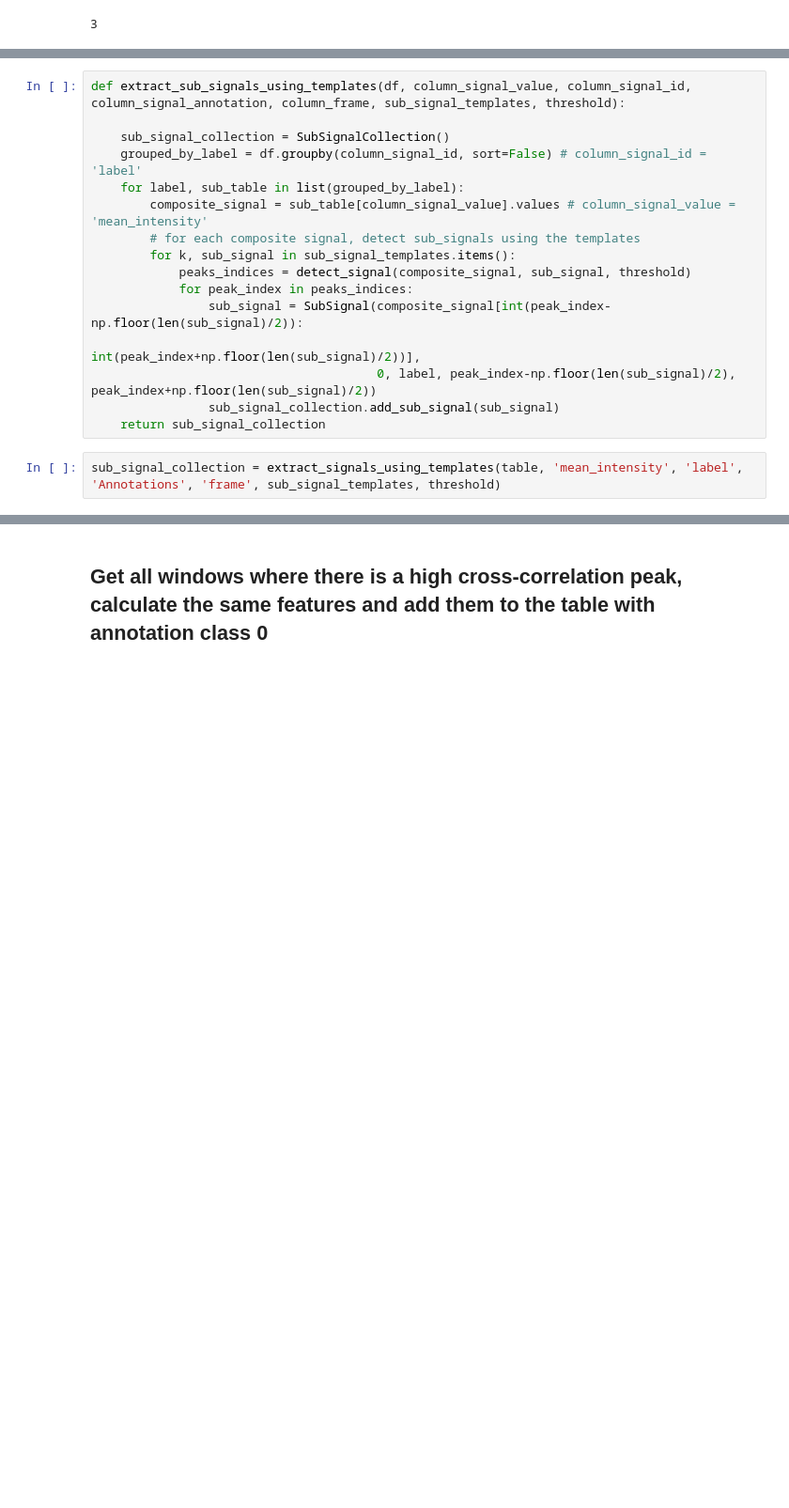
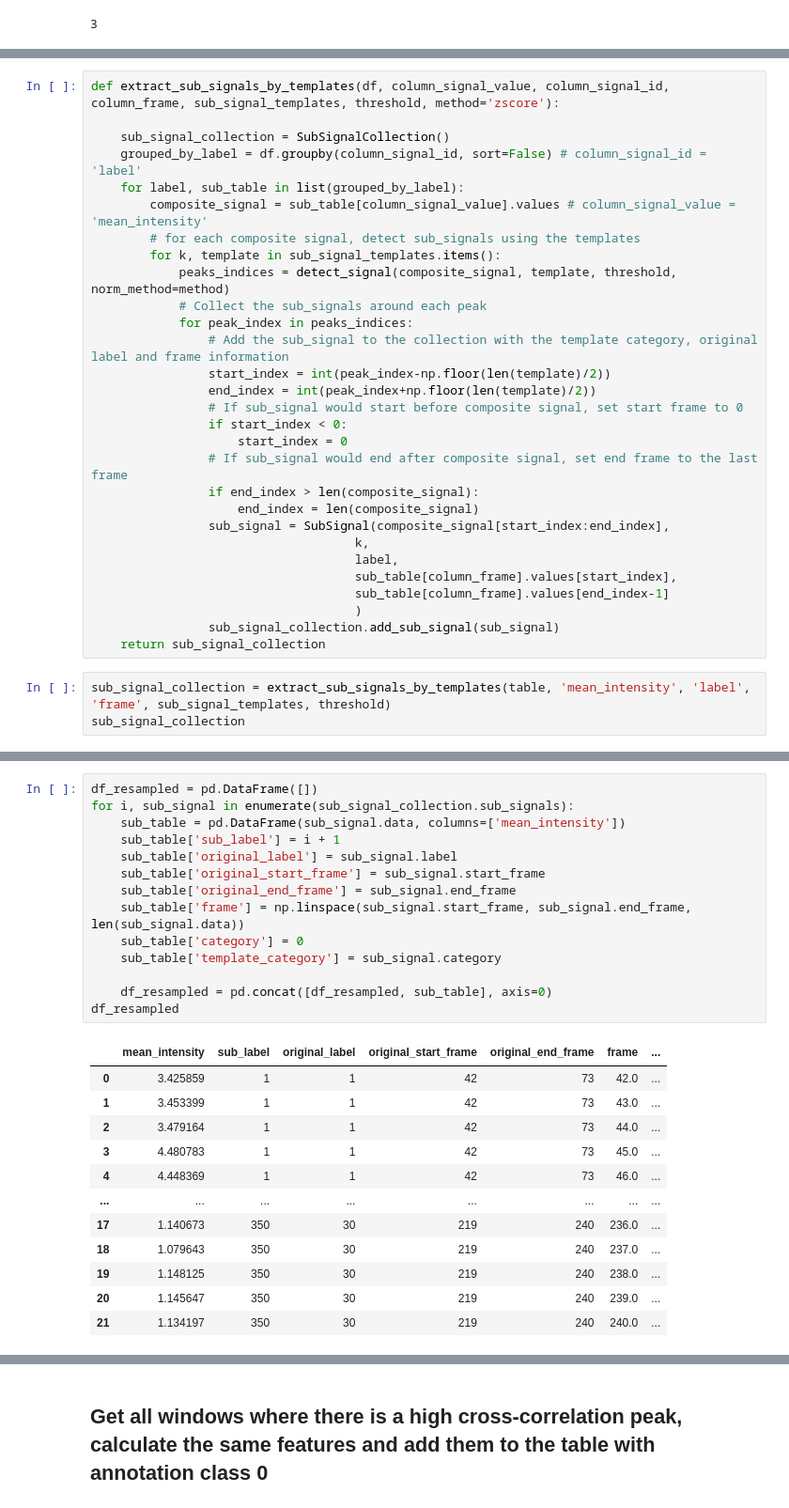
Before and after one commit to zoccoler/napari-signal-classifier, a Jupyter notebook: notebooks/WIP_sub_signal_classification_step_by_step.ipynb, the cells around one changed output, grey strips where cells are left out. Shown at 94% size. Drawn from its saved outputs; the diff is of its cells as text; blank space fills up the shorter version.

```diff
--- a/notebooks/WIP_sub_signal_classification_step_by_step.ipynb
+++ b/notebooks/WIP_sub_signal_classification_step_by_step.ipynb
@@ -729,19 +784,33 @@ plt.tight_layout()
 # %%
-def extract_sub_signals_using_templates(df, column_signal_value, column_signal_id, column_signal_annotation, column_frame, sub_signal_templates, threshold):
+def extract_sub_signals_by_templates(df, column_signal_value, column_signal_id, column_frame, sub_signal_templates, threshold, method='zscore'):
 
     sub_signal_collection = SubSignalCollection()
     grouped_by_label = df.groupby(column_signal_id, sort=False) # column_signal_id = 'label'
     for label, sub_table in list(grouped_by_label):
         composite_signal = sub_table[column_signal_value].values # column_signal_value = 'mean_intensity'
         # for each composite signal, detect sub_signals using the templates
-        for k, sub_signal in sub_signal_templates.items():
-            peaks_indices = detect_signal(composite_signal, sub_signal, threshold)
+        for k, template in sub_signal_templates.items():
+            peaks_indices = detect_signal(composite_signal, template, threshold, norm_method=method)
+            # Collect the sub_signals around each peak
             for peak_index in peaks_indices:
-                sub_signal = SubSignal(composite_signal[int(peak_index-np.floor(len(sub_signal)/2)):
-                                                        int(peak_index+np.floor(len(sub_signal)/2))],
-                                       0, label, peak_index-np.floor(len(sub_signal)/2), peak_index+np.floor(len(sub_signal)/2))
+                # Add the sub_signal to the collection with the template category, original label and frame information
+                start_index = int(peak_index-np.floor(len(template)/2))
+                end_index = int(peak_index+np.floor(len(template)/2))
+                # If sub_signal would start before composite signal, set start frame to 0
+                if start_index < 0:
+                    start_index = 0
+                # If sub_signal would end after composite signal, set end frame to the last frame
+                if end_index > len(composite_signal):
+                    end_index = len(composite_signal)
+                sub_signal = SubSignal(composite_signal[start_index:end_index],
+                                    k,
+                                    label,
+                                    sub_table[column_frame].values[start_index],
+                                    sub_table[column_frame].values[end_index-1]
+                                    )
                 sub_signal_collection.add_sub_signal(sub_signal)
     return sub_signal_collection
 # %%
-sub_signal_collection = extract_signals_using_templates(table, 'mean_intensity', 'label', 'Annotations', 'frame', sub_signal_templates, threshold)
+sub_signal_collection = extract_sub_signals_by_templates(table, 'mean_intensity', 'label', 'frame', sub_signal_templates, threshold)
+sub_signal_collection
 # %% [output]
@@ -754,0 +838,27 @@ TypeError: object of type 'SubSignal' has no len()
+# %%
+df_resampled = pd.DataFrame([])
+for i, sub_signal in enumerate(sub_signal_collection.sub_signals):
+    sub_table = pd.DataFrame(sub_signal.data, columns=['mean_intensity'])
+    sub_table['sub_label'] = i + 1
+    sub_table['original_label'] = sub_signal.label
+    sub_table['original_start_frame'] = sub_signal.start_frame
+    sub_table['original_end_frame'] = sub_signal.end_frame
+    sub_table['frame'] = np.linspace(sub_signal.start_frame, sub_signal.end_frame, len(sub_signal.data))
+    sub_table['category'] = 0
+    sub_table['template_category'] = sub_signal.category
+
+    df_resampled = pd.concat([df_resampled, sub_table], axis=0)
+df_resampled
+# %% [output]
+|  | mean_intensity | sub_label | original_label | original_start_frame | original_end_frame | frame | ... |
+| 0 | 3.425859 | 1 | 1 | 42 | 73 | 42.0 | ... |
+| 1 | 3.453399 | 1 | 1 | 42 | 73 | 43.0 | ... |
+| 2 | 3.479164 | 1 | 1 | 42 | 73 | 44.0 | ... |
+| 3 | 4.480783 | 1 | 1 | 42 | 73 | 45.0 | ... |
+| 4 | 4.448369 | 1 | 1 | 42 | 73 | 46.0 | ... |
+| ... | ... | ... | ... | ... | ... | ... | ... |
+| 17 | 1.140673 | 350 | 30 | 219 | 240 | 236.0 | ... |
+| 18 | 1.079643 | 350 | 30 | 219 | 240 | 237.0 | ... |
+| 19 | 1.148125 | 350 | 30 | 219 | 240 | 238.0 | ... |
+| 20 | 1.145647 | 350 | 30 | 219 | 240 | 239.0 | ... |
+| 21 | 1.134197 | 350 | 30 | 219 | 240 | 240.0 | ... |
```
Also changed, not shown: parts of 32 cells of this notebook.
